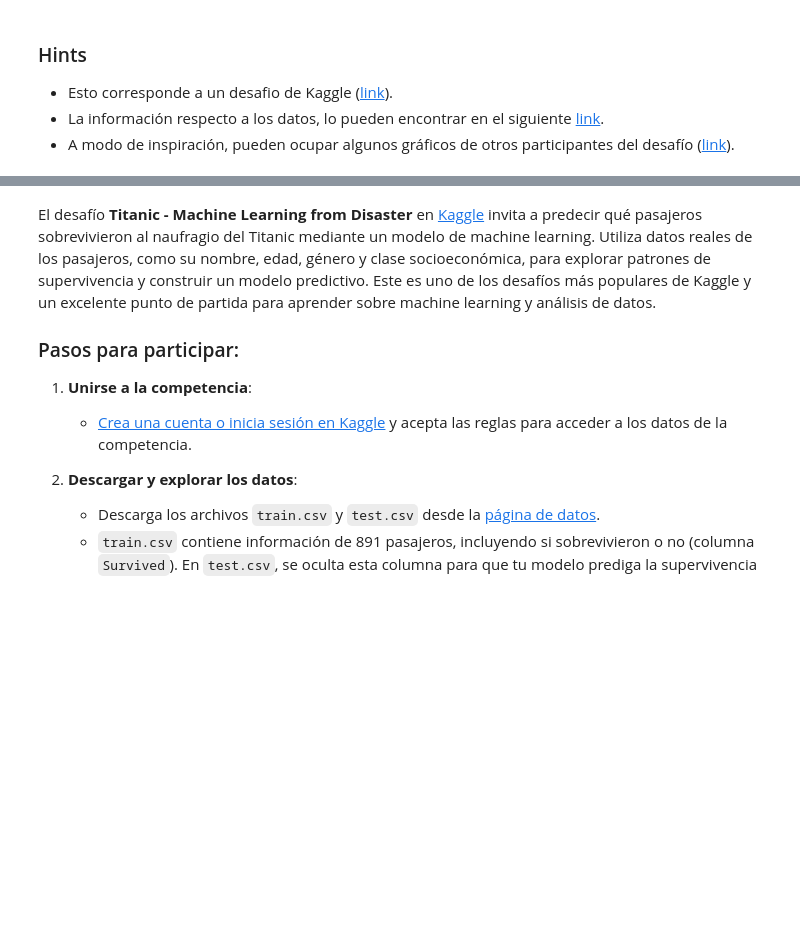
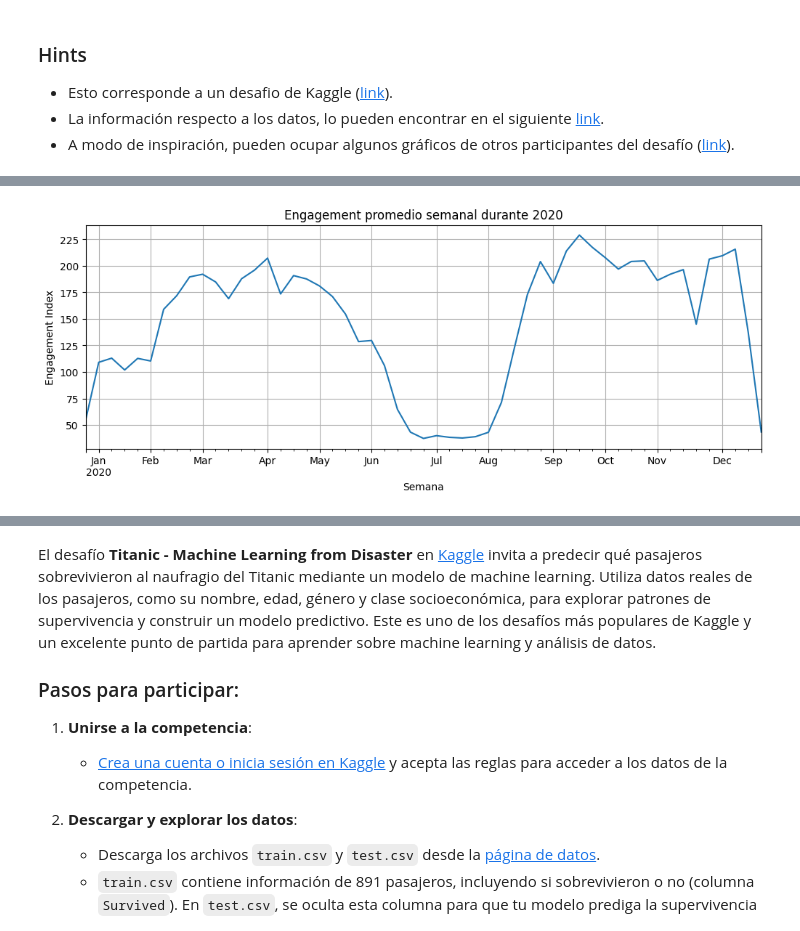
Before and after one commit to nmuraro/entregables, a Jupyter notebook: docs/homeworks/hw_02.ipynb, the cells around one changed output, grey strips where cells are left out. Saved outputs shown, nothing was run; the diff lists cells and outputs as text; code cells hidden in the pictures; blank space fills up the shorter version.

```diff
--- a/docs/homeworks/hw_02.ipynb
+++ b/docs/homeworks/hw_02.ipynb
@@ -105,0 +396,12 @@ timestamp
+# %%
+df_merged["week"] = df_merged["time"].dt.to_period("W").apply(lambda r: r.start_time)
+
+weekly_engagement = df_merged.groupby("week")["engagement_index"].mean()
+
+weekly_engagement.plot(figsize=(12,4), title="Engagement promedio semanal durante 2020")
+plt.ylabel("Engagement Index")
+plt.xlabel("Semana")
+plt.grid(True)
+plt.show()
+# %% [output]
+[figure, added]
```
Also changed, not shown: parts of 19 cells of this notebook.
